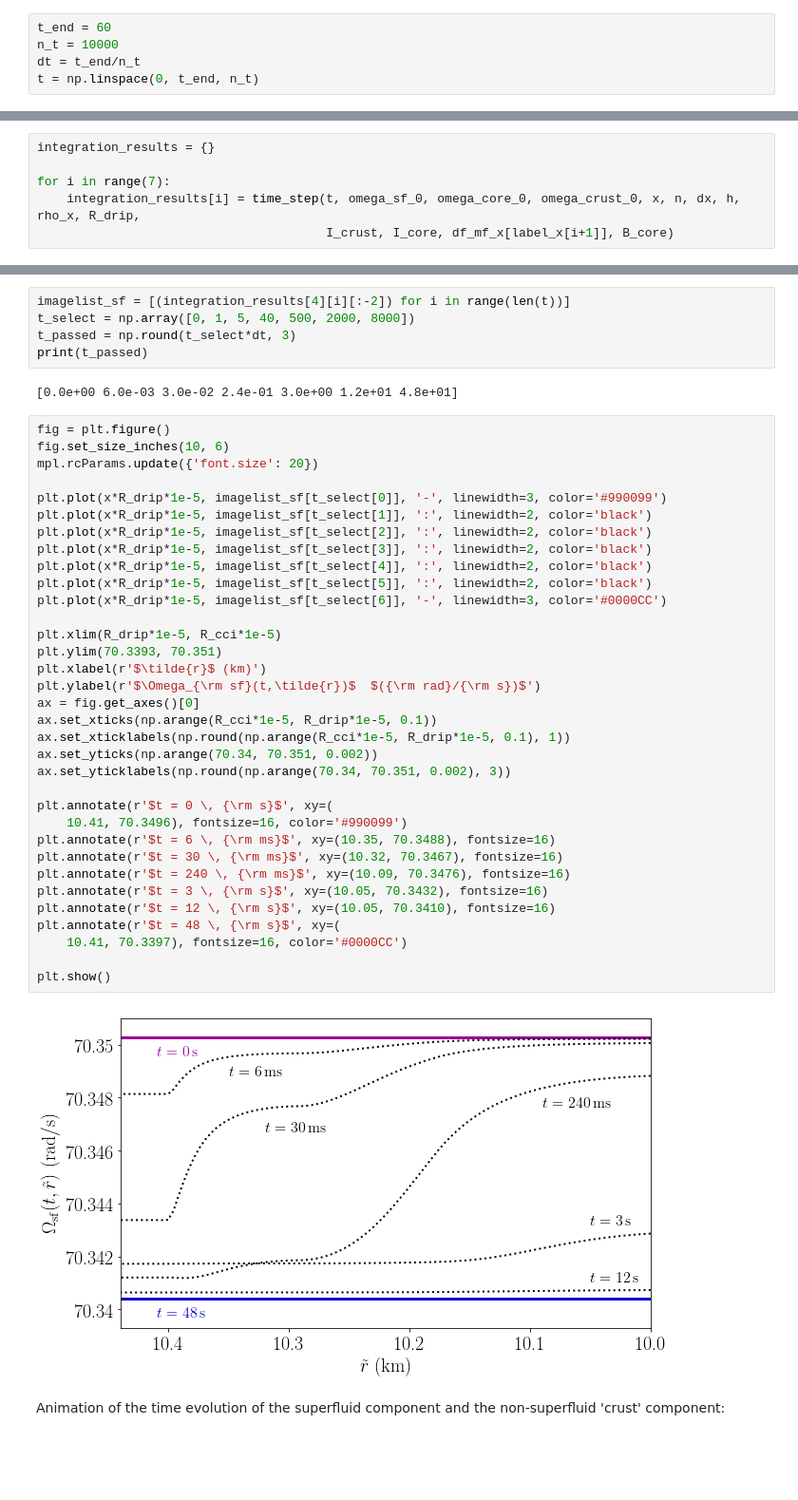
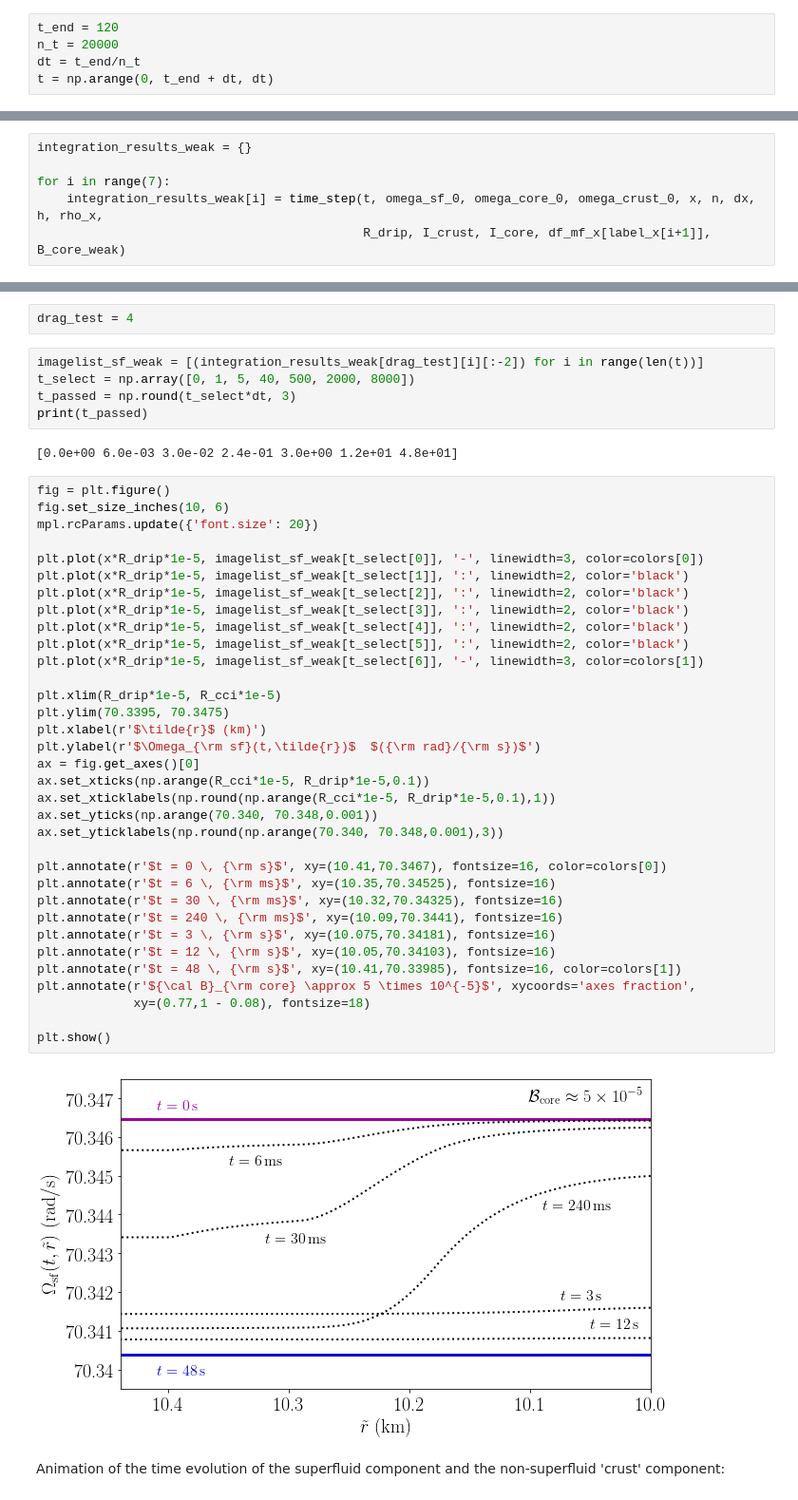
Before and after one commit to vanessagraber/glitchrises, a Jupyter notebook: rapid_crust_coupling.ipynb, the cells around one changed output, grey strips where cells are left out. Shown at 95% size. Cells and saved outputs as stored; diff of their text form; blank space fills up the shorter version.

Commit message:
Updating title, value of relative velocity and two fiducial crust-core coupling parameters

```diff
--- a/rapid_crust_coupling.ipynb
+++ b/rapid_crust_coupling.ipynb
@@ -492,5 +503,5 @@ Grid for time integration (stop at $60 \, {\rm s}$ to include current limit on g
 # %%
-t_end = 60
-n_t = 10000
+t_end = 120
+n_t = 20000
 dt = t_end/n_t
-t = np.linspace(0, t_end, n_t)
+t = np.arange(0, t_end + dt, dt)
@@ -517,6 +531,6 @@ Integrating the equations of motions for above parameters and seven mutual frict
 # %%
-integration_results = {}
+integration_results_weak = {}
 
 for i in range(7):
-    integration_results[i] = time_step(t, omega_sf_0, omega_core_0, omega_crust_0, x, n, dx, h, rho_x, R_drip,
-                                       I_crust, I_core, df_mf_x[label_x[i+1]], B_core)
+    integration_results_weak[i] = time_step(t, omega_sf_0, omega_core_0, omega_crust_0, x, n, dx, h, rho_x,
+                                            R_drip, I_crust, I_core, df_mf_x[label_x[i+1]], B_core_weak)
@@ -530,5 +541,7 @@ $\Omega_{\rm sf}$ as a function of position for several time steps for strongest
+# %%
+drag_test = 4
 # %%
-imagelist_sf = [(integration_results[4][i][:-2]) for i in range(len(t))]
+imagelist_sf_weak = [(integration_results_weak[drag_test][i][:-2]) for i in range(len(t))]
 t_select = np.array([0, 1, 5, 40, 500, 2000, 8000])
 t_passed = np.round(t_select*dt, 3)
 print(t_passed)
@@ -537,39 +550,39 @@ print(t_passed)
 # %%
 fig = plt.figure()
 fig.set_size_inches(10, 6)
 mpl.rcParams.update({'font.size': 20})
 
-plt.plot(x*R_drip*1e-5, imagelist_sf[t_select[0]], '-', linewidth=3, color='#990099')
-plt.plot(x*R_drip*1e-5, imagelist_sf[t_select[1]], ':', linewidth=2, color='black')
-plt.plot(x*R_drip*1e-5, imagelist_sf[t_select[2]], ':', linewidth=2, color='black')
-plt.plot(x*R_drip*1e-5, imagelist_sf[t_select[3]], ':', linewidth=2, color='black')
-plt.plot(x*R_drip*1e-5, imagelist_sf[t_select[4]], ':', linewidth=2, color='black')
-plt.plot(x*R_drip*1e-5, imagelist_sf[t_select[5]], ':', linewidth=2, color='black')
-plt.plot(x*R_drip*1e-5, imagelist_sf[t_select[6]], '-', linewidth=3, color='#0000CC')
+plt.plot(x*R_drip*1e-5, imagelist_sf_weak[t_select[0]], '-', linewidth=3, color=colors[0])
+plt.plot(x*R_drip*1e-5, imagelist_sf_weak[t_select[1]], ':', linewidth=2, color='black')
+plt.plot(x*R_drip*1e-5, imagelist_sf_weak[t_select[2]], ':', linewidth=2, color='black')
+plt.plot(x*R_drip*1e-5, imagelist_sf_weak[t_select[3]], ':', linewidth=2, color='black')
+plt.plot(x*R_drip*1e-5, imagelist_sf_weak[t_select[4]], ':', linewidth=2, color='black')
+plt.plot(x*R_drip*1e-5, imagelist_sf_weak[t_select[5]], ':', linewidth=2, color='black')
+plt.plot(x*R_drip*1e-5, imagelist_sf_weak[t_select[6]], '-', linewidth=3, color=colors[1])
 
 plt.xlim(R_drip*1e-5, R_cci*1e-5)
-plt.ylim(70.3393, 70.351)
+plt.ylim(70.3395, 70.3475)
 plt.xlabel(r'$\tilde{r}$ (km)')
 plt.ylabel(r'$\Omega_{\rm sf}(t,\tilde{r})$  $({\rm rad}/{\rm s})$')
 ax = fig.get_axes()[0]
-ax.set_xticks(np.arange(R_cci*1e-5, R_drip*1e-5, 0.1))
-ax.set_xticklabels(np.round(np.arange(R_cci*1e-5, R_drip*1e-5, 0.1), 1))
-ax.set_yticks(np.arange(70.34, 70.351, 0.002))
-ax.set_yticklabels(np.round(np.arange(70.34, 70.351, 0.002), 3))
+ax.set_xticks(np.arange(R_cci*1e-5, R_drip*1e-5,0.1))
+ax.set_xticklabels(np.round(np.arange(R_cci*1e-5, R_drip*1e-5,0.1),1))
+ax.set_yticks(np.arange(70.340, 70.348,0.001))
+ax.set_yticklabels(np.round(np.arange(70.340, 70.348,0.001),3))
 
-plt.annotate(r'$t = 0 \, {\rm s}$', xy=(
-    10.41, 70.3496), fontsize=16, color='#990099')
-plt.annotate(r'$t = 6 \, {\rm ms}$', xy=(10.35, 70.3488), fontsize=16)
-plt.annotate(r'$t = 30 \, {\rm ms}$', xy=(10.32, 70.3467), fontsize=16)
-plt.annotate(r'$t = 240 \, {\rm ms}$', xy=(10.09, 70.3476), fontsize=16)
-plt.annotate(r'$t = 3 \, {\rm s}$', xy=(10.05, 70.3432), fontsize=16)
-plt.annotate(r'$t = 12 \, {\rm s}$', xy=(10.05, 70.3410), fontsize=16)
-plt.annotate(r'$t = 48 \, {\rm s}$', xy=(
-    10.41, 70.3397), fontsize=16, color='#0000CC')
+plt.annotate(r'$t = 0 \, {\rm s}$', xy=(10.41,70.3467), fontsize=16, color=colors[0])
+plt.annotate(r'$t = 6 \, {\rm ms}$', xy=(10.35,70.34525), fontsize=16)
+plt.annotate(r'$t = 30 \, {\rm ms}$', xy=(10.32,70.34325), fontsize=16)
+plt.annotate(r'$t = 240 \, {\rm ms}$', xy=(10.09,70.3441), fontsize=16)
+plt.annotate(r'$t = 3 \, {\rm s}$', xy=(10.075,70.34181), fontsize=16)
+plt.annotate(r'$t = 12 \, {\rm s}$', xy=(10.05,70.34103), fontsize=16)
+plt.annotate(r'$t = 48 \, {\rm s}$', xy=(10.41,70.33985), fontsize=16, color=colors[1])
+plt.annotate(r'${\cal B}_{\rm core} \approx 5 \times 10^{-5}$', xycoords='axes fraction',
+             xy=(0.77,1 - 0.08), fontsize=18)
 
 plt.show()
 # %% [output]
-[figure, old version]
+[figure, new version]
 # %% [markdown]
 Animation of the time evolution of the superfluid component and the non-superfluid 'crust' component:
 # %%
```
Also changed, not shown: parts of 62 cells of this notebook.
